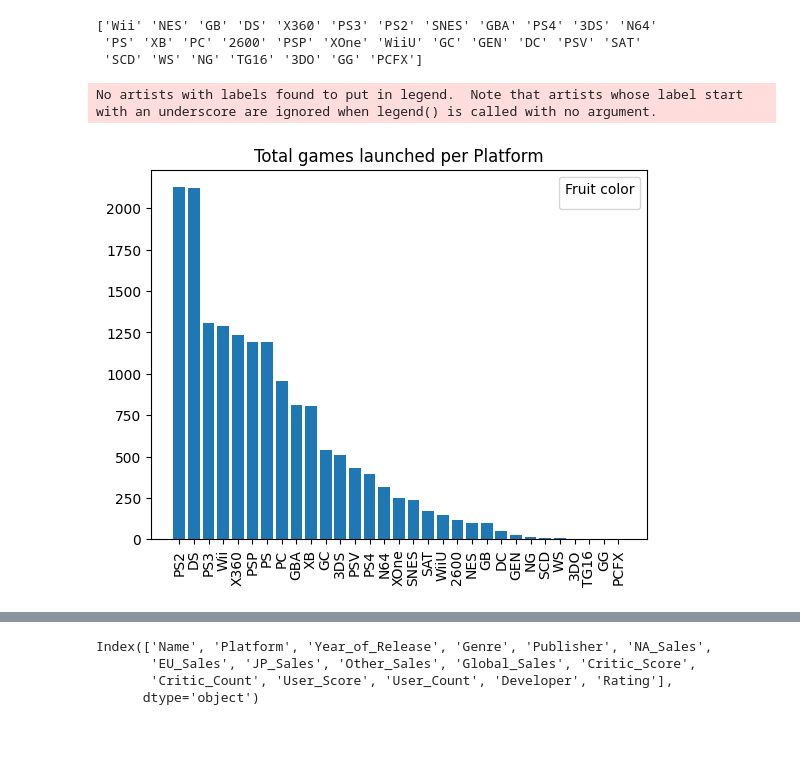
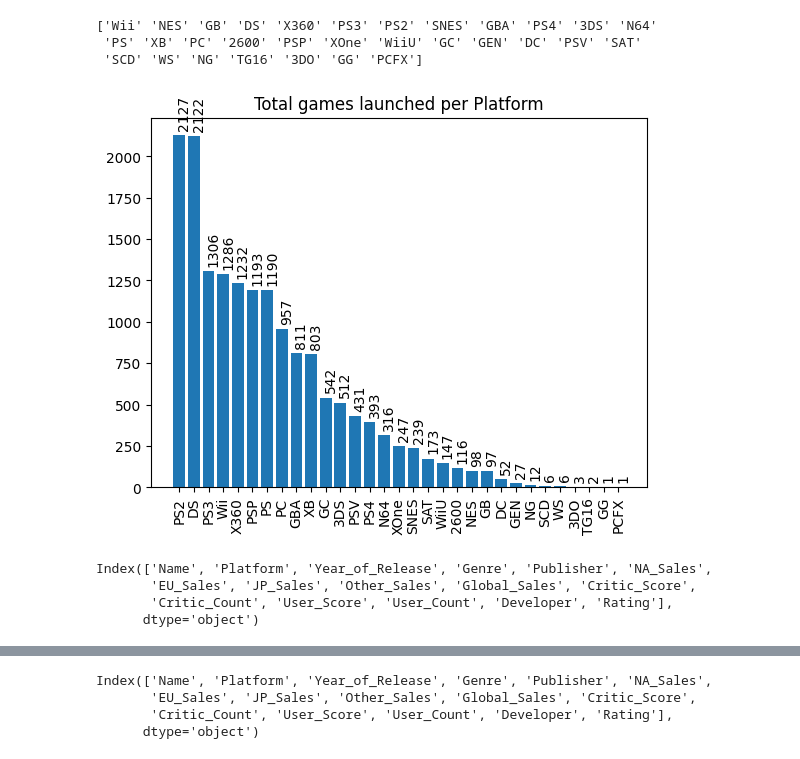
Before and after one commit to Akingzs/Python-Data-Science, a Jupyter notebook: Data Analysis/Games/Games.ipynb, the cells around one changed output, grey strips where cells are left out. Drawn from its saved outputs; the diff is of its cells as text; code cells hidden in the pictures.

```diff
--- a/Data Analysis/Games/Games.ipynb
+++ b/Data Analysis/Games/Games.ipynb
@@ -27,3 +47,4 @@ df['User_Score'].value_counts()
 # %%
-df['User_Score'].replace('tbd',np.nan, inplace=True)
+# Inplace will not work in pandas 3.0
+df['User_Score'] = df['User_Score'].replace('tbd',np.nan)
 # %%
@@ -161,3 +164,6 @@ User_Count         8985
 Developer          6541
 Rating             6679
 dtype: int64
+# %%
+# Convert User_Score to type float
+df['Year_of_Release'] = df['Year_of_Release'].astype(int)
@@ -272,17 +398,27 @@ print(valores_unicos2)
 # %%
 fig, ax = plt.subplots()
 contagem = df['Platform'].value_counts()
-ax.bar(contagem.index, contagem.values)
+bars = ax.bar(contagem.index, contagem.values)
 
-# ax.set_ylabel('fruit supply')
 ax.set_title('Total games launched per Platform')
-ax.legend(title='Fruit color')
 plt.xticks(rotation=90)
+
+# Add data labels
+for bar in bars:
+    yval = bar.get_height()
+    ax.text(bar.get_x() + bar.get_width()/3, yval+30, int(yval), va='bottom', rotation=90) # va: vertical alignment
+
 plt.show()
 # %% [output]
-No artists with labels found to put in legend.  Note that artists whose label start with an underscore are ignored when legend() is called with no argument.
-[figure, old version]
+[figure, new version]
 # %%
 df2= df.query('2000 <= Year_of_Release <= 2015')
 df2  = df2.head(100)
+# %%
+df.columns
+# %% [output]
+Index(['Name', 'Platform', 'Year_of_Release', 'Genre', 'Publisher', 'NA_Sales',
+       'EU_Sales', 'JP_Sales', 'Other_Sales', 'Global_Sales', 'Critic_Score',
+       'Critic_Count', 'User_Score', 'User_Count', 'Developer', 'Rating'],
+      dtype='object')
 # %%
```
Also changed, not shown: parts of 37 cells of this notebook.
